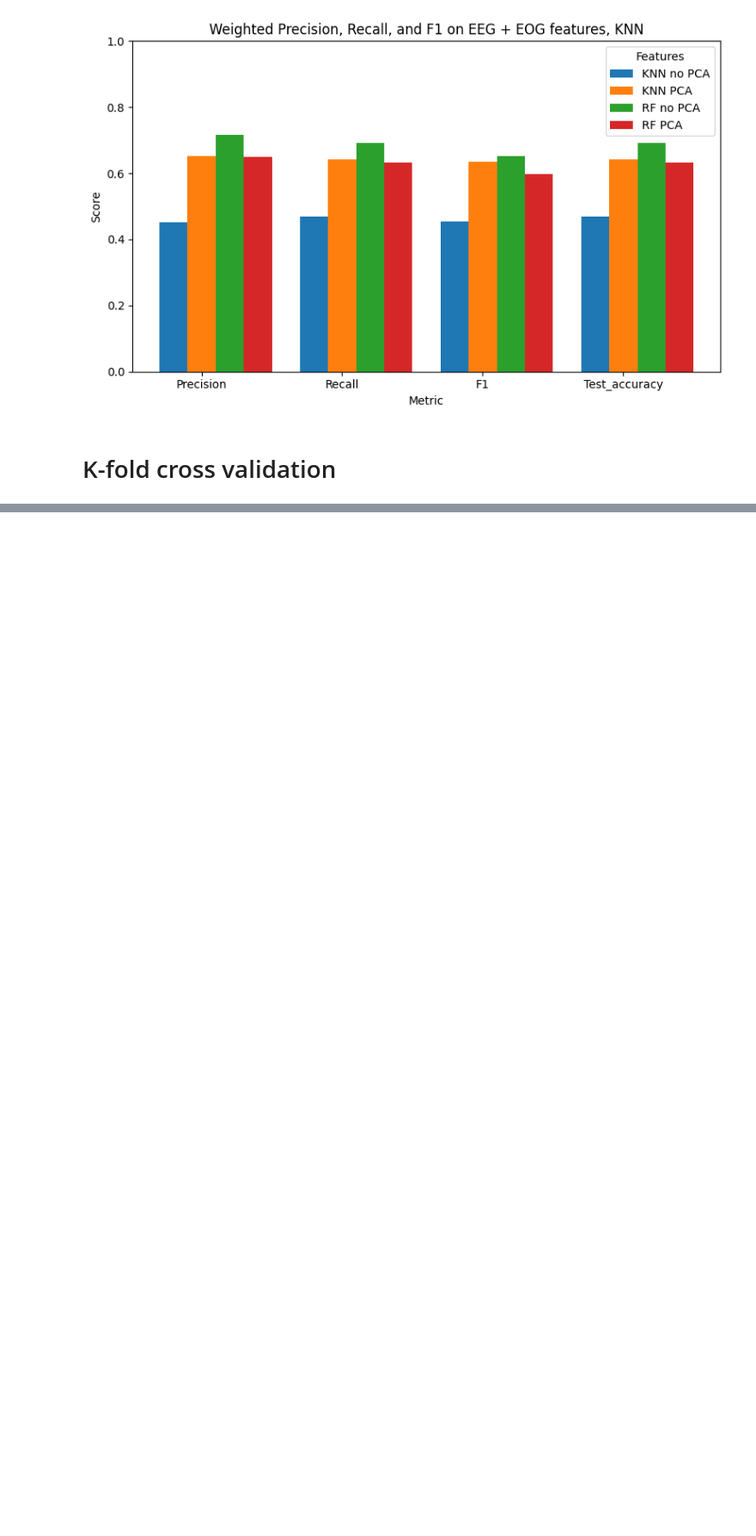
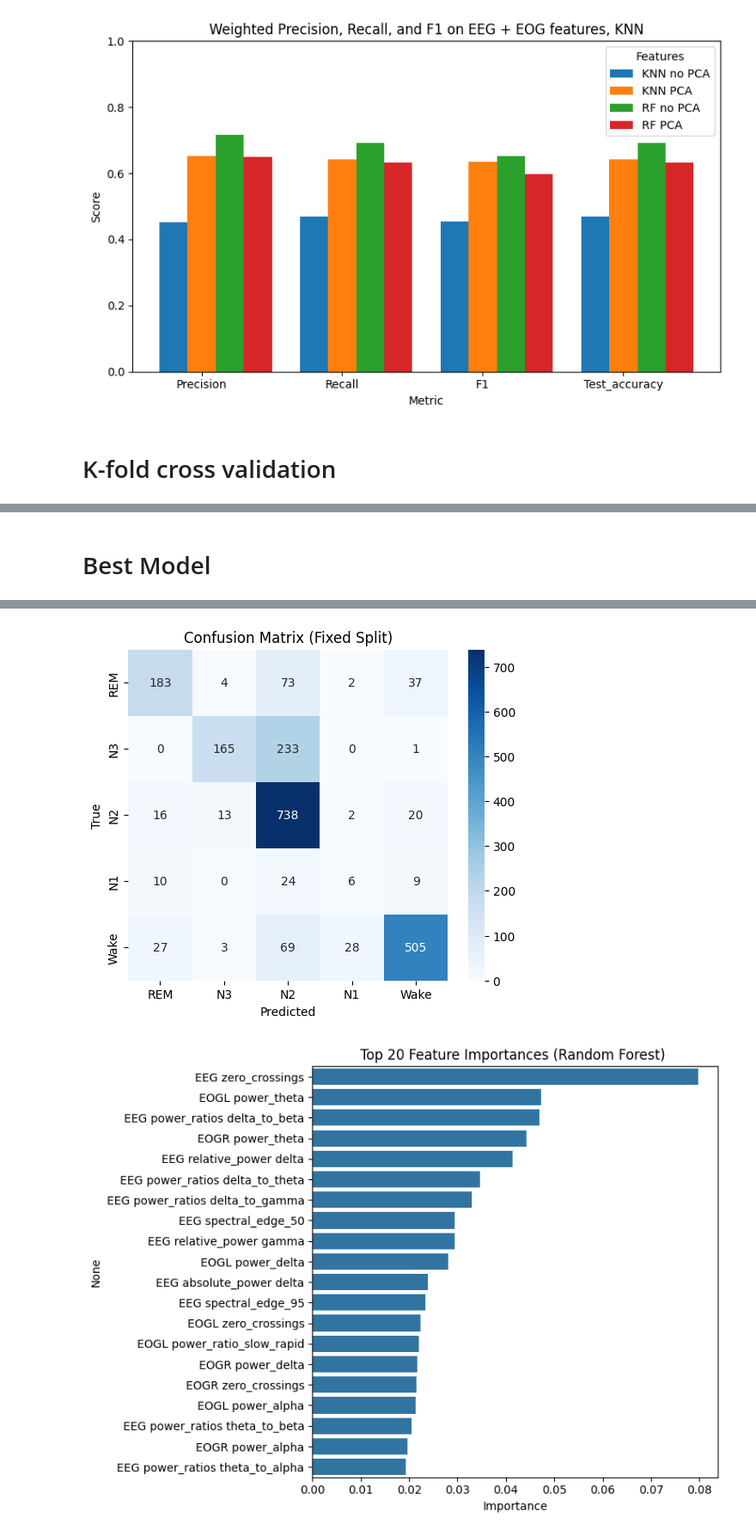
Before and after one commit to markus-marandi/signal-processing-CM2013-ss, a Jupyter notebook: notebooks/Iterative improvements.ipynb, the cells around one changed output, grey strips where cells are left out. Shown at 86% size. Cells and saved outputs as stored; diff of their text form; code cells hidden in the pictures; blank space fills up the shorter version.

```diff
--- a/notebooks/Iterative improvements.ipynb
+++ b/notebooks/Iterative improvements.ipynb
@@ -1529,0 +1488,72 @@ print(f"\n=== Average LOPO Accuracy across patients: {avg_accuracy:.4f} ===")
+# %% [markdown]
+# Best Model
+# %%
+# --- Best Model ---
+train_patients = [1, 2, 3, 4, 5, 6, 7, 8]
+test_patients  = [9, 10]
+
+train_df = X_processed[X_processed['patient_id'].isin(train_patients)]
+test_df  = X_processed[X_processed['patient_id'].isin(test_patients)]
+
+# Oversampling
+# Separate majority and minority classes
+majority_class = train_df['label'].value_counts().idxmax()
+max_count = train_df['label'].value_counts().max()
+
+# Create a list to store upsampled DataFrames
+df_upsampled = []
+
+# Loop over each class
+for label in train_df['label'].unique():
+    class_df = train_df[train_df['label'] == label]
+    if len(class_df) < max_count:
+        class_upsampled = resample(class_df,
+                                replace=True,               # sample with replacement
+                                n_samples=max_count,        # match majority class
+                                random_state=42)
+        df_upsampled.append(class_upsampled)
+    else:
+        df_upsampled.append(class_df)  # keep majority class as is
+
+# Combine all classes back together
+train_df = pd.concat(df_upsampled).sample(frac=1, random_state=42).reset_index(drop=True)
+
+X_train = train_df.drop(columns=id_cols + [label_col])
+y_train = train_df[label_col]
+X_test  = test_df.drop(columns=id_cols + [label_col])
+y_test  = test_df[label_col]
+
+rf = RandomForestClassifier(
+    n_estimators=200,
+    max_depth=None,
+    min_samples_leaf=2,
+    random_state=42,
+    n_jobs=-1
+)
+rf.fit(X_train, y_train)
+y_pred_rf = rf.predict(X_test)
+
+print("\n=== Fixed Split (1-8 train, 9-10 test) ===")
+print(classification_report(y_test, y_pred_rf))
+print(f"Accuracy: {accuracy_score(y_test, y_pred_rf):.4f}")
+
+# Confusion matrix
+label_names = ["REM", "N3", "N2", "N1", "Wake"]
+cm = confusion_matrix(y_test, y_pred_rf)
+plt.figure(figsize=(6,5))
+sns.heatmap(cm, annot=True, fmt='d', cmap='Blues', xticklabels=label_names, yticklabels=label_names)
+plt.title('Confusion Matrix (Fixed Split)')
+plt.xlabel('Predicted')
+plt.ylabel('True')
+plt.show()
+
+# 7) Feature importances
+importances = pd.Series(rf.feature_importances_, index=X_train.columns)
+importances = importances.sort_values(ascending=False).head(20)
+plt.figure(figsize=(8,6))
+sns.barplot(x=importances.values, y=importances.index, orient='h')
+plt.title('Top 20 Feature Importances (Random Forest) ')
+plt.xlabel('Importance')
+plt.tight_layout()
+plt.show()
+# %% [output]
@@ -1529,0 +1574,2 @@ print(f"\n=== Average LOPO Accuracy across patients: {avg_accuracy:.4f} ===")
+[figure, added]
+[figure, added]
```
Also changed, not shown: parts of 8 cells of this notebook.
